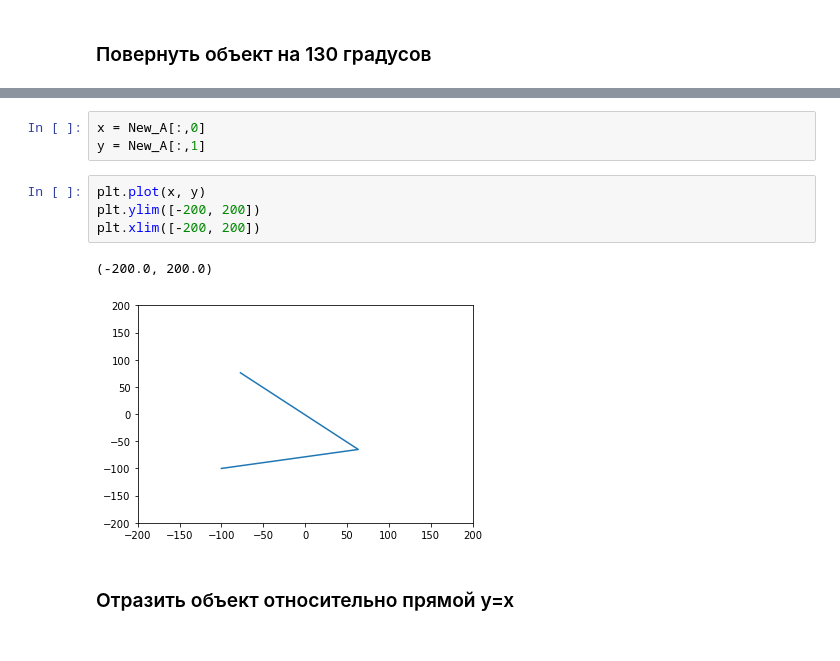
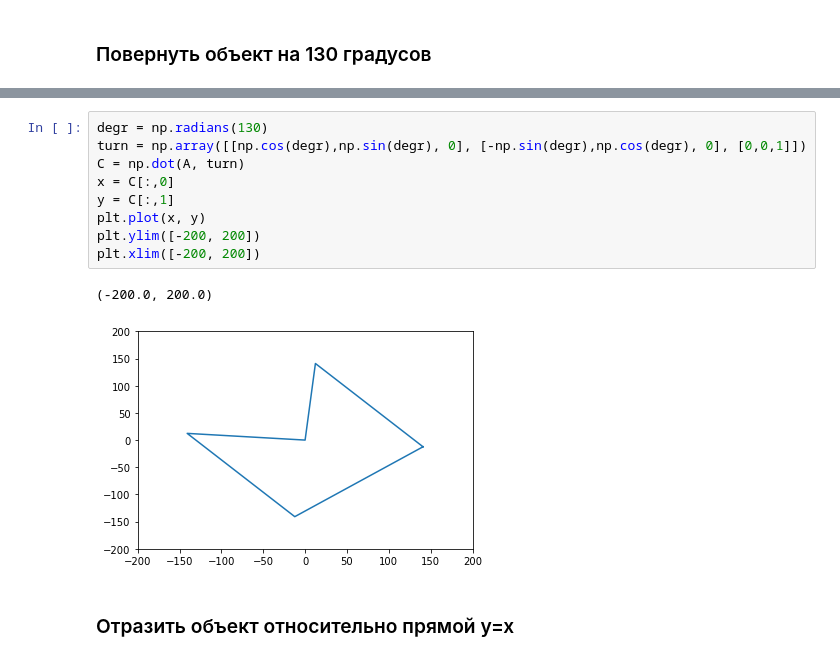
Before and after one commit to IvanAniskavets/Python_2.0, a Jupyter notebook: Math_for_DS_2/Linear_algebra_matrices_HW.ipynb, the cells around one changed output, grey strips where cells are left out. Saved outputs shown, nothing was run; the diff lists cells and outputs as text.

```diff
--- a/Math_for_DS_2/Linear_algebra_matrices_HW.ipynb
+++ b/Math_for_DS_2/Linear_algebra_matrices_HW.ipynb
@@ -170,13 +140,15 @@ array([[-100.        , -100.        ,  100.        ,    0.        ,
-# %%
-x = New_A[:,0]
-y = New_A[:,1]
-# %%
-plt.plot(x, y)
-plt.ylim([-200, 200])
-plt.xlim([-200, 200])
-# %% [output]
-(-200.0, 200.0)
-[figure, removed]
+# %%
+degr = np.radians(130)
+turn = np.array([[np.cos(degr),np.sin(degr), 0], [-np.sin(degr),np.cos(degr), 0], [0,0,1]])
+C = np.dot(A, turn)
+x = C[:,0]
+y = C[:,1]
+plt.plot(x, y)
+plt.ylim([-200, 200])
+plt.xlim([-200, 200])
+# %% [output]
+(-200.0, 200.0)
+[figure, added]
 # %% [markdown]
 ### Отразить объект относительно прямой y=x
 # %%
```
Also changed, not shown: parts of 3 cells of this notebook.
